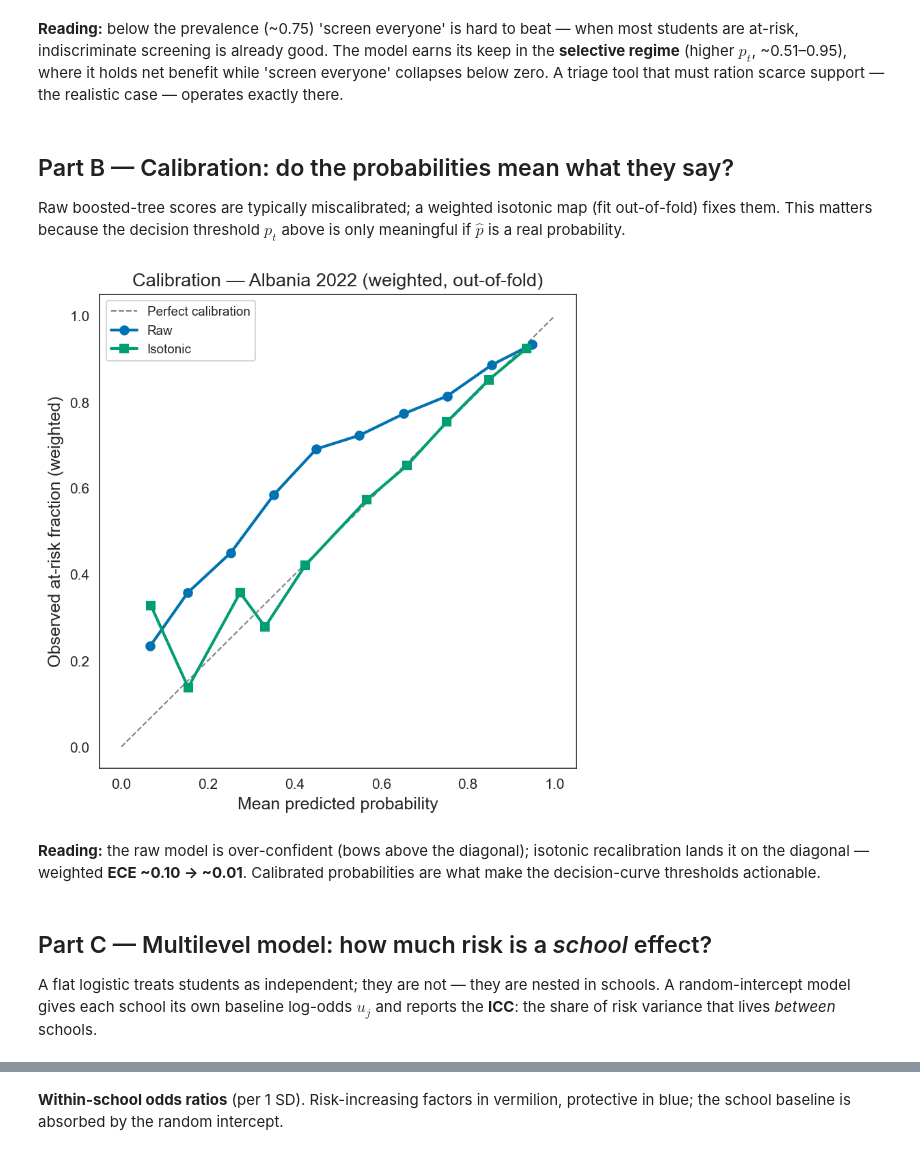
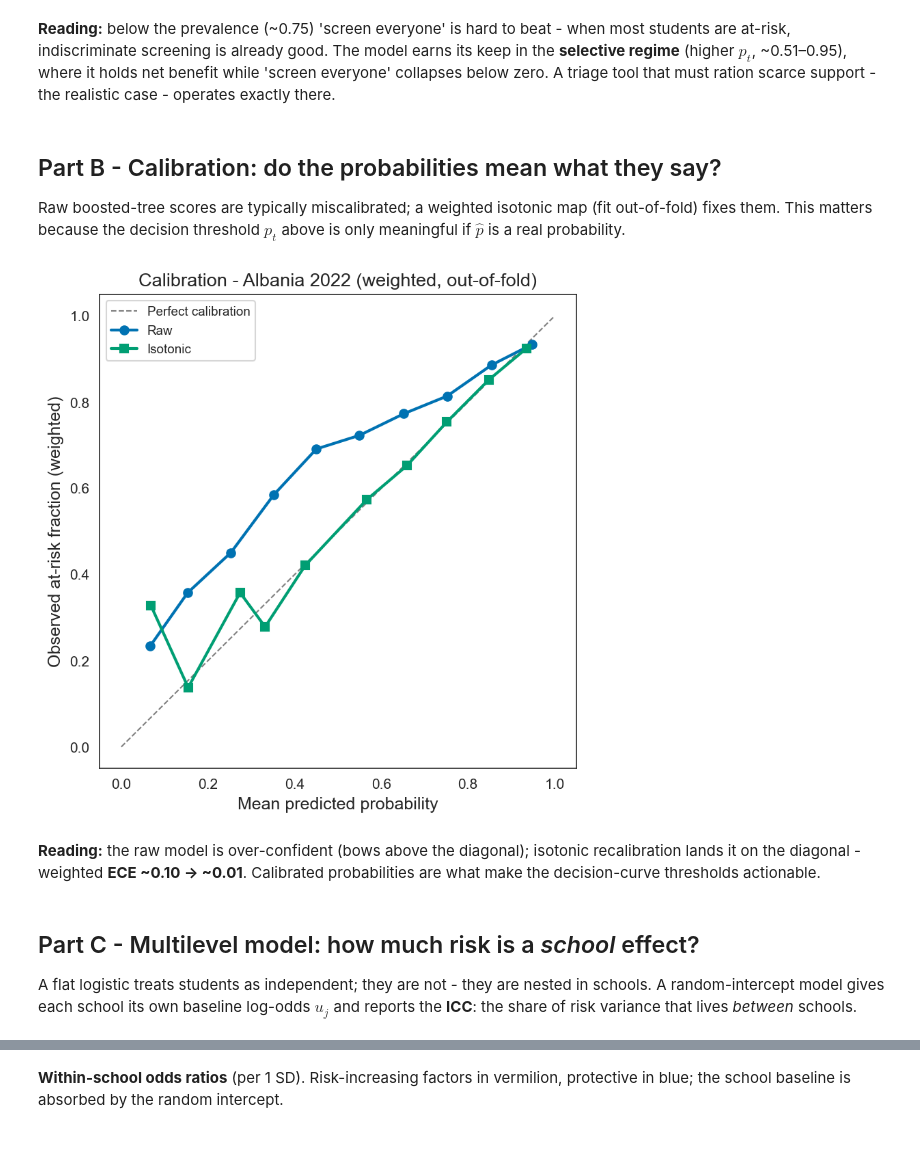
Before and after one commit to xhoja/oecd-pisa-albania, a Jupyter notebook: notebooks/11_screener_multilevel.ipynb, the cells around one changed output, grey strips where cells are left out. Cells and saved outputs as stored; diff of their text form; code cells hidden in the pictures.

```diff
--- a/notebooks/11_screener_multilevel.ipynb
+++ b/notebooks/11_screener_multilevel.ipynb
@@ -65,27 +65,27 @@ print(f'Model beats both references over p_t {better.threshold.min():.2f}-{bette
 Model beats both references over p_t 0.51-0.95
 # %% [markdown]
-**Reading:** below the prevalence (~0.75) 'screen everyone' is hard to beat — when most students are at-risk, indiscriminate screening is already good. The model earns its keep in the **selective regime** (higher $p_t$, ~0.51–0.95), where it holds net benefit while 'screen everyone' collapses below zero. A triage tool that must ration scarce support — the realistic case — operates exactly there.
+**Reading:** below the prevalence (~0.75) 'screen everyone' is hard to beat - when most students are at-risk, indiscriminate screening is already good. The model earns its keep in the **selective regime** (higher $p_t$, ~0.51–0.95), where it holds net benefit while 'screen everyone' collapses below zero. A triage tool that must ration scarce support - the realistic case - operates exactly there.
 # %% [markdown]
-## Part B — Calibration: do the probabilities mean what they say?
+## Part B - Calibration: do the probabilities mean what they say?
 
 Raw boosted-tree scores are typically miscalibrated; a weighted isotonic map (fit out-of-fold) fixes them. This matters because the decision threshold $p_t$ above is only meaningful if $\hat p$ is a real probability.
 # %%
 raw = pd.read_csv('../outputs/results/calibration_raw_2022.csv')
 iso = pd.read_csv('../outputs/results/calibration_isotonic_2022.csv')
 fig, ax = plt.subplots(figsize=(6,6))
 ax.plot([0,1],[0,1], color='0.5', ls='--', lw=1, label='Perfect calibration')
 ax.plot(raw.mean_predicted, raw.observed_fraction, '-o', color=PALETTE['blue'], lw=2, label='Raw')
 ax.plot(iso.mean_predicted, iso.observed_fraction, '-s', color=PALETTE['green'], lw=2, label='Isotonic')
 ax.set_xlabel('Mean predicted probability'); ax.set_ylabel('Observed at-risk fraction (weighted)')
-ax.set_title('Calibration — Albania 2022 (weighted, out-of-fold)'); ax.legend(fontsize=9, loc='upper left'); plt.show()
+ax.set_title('Calibration - Albania 2022 (weighted, out-of-fold)'); ax.legend(fontsize=9, loc='upper left'); plt.show()
 # %% [output]
-[figure, old version]
+[figure, new version]
 # %% [markdown]
-**Reading:** the raw model is over-confident (bows above the diagonal); isotonic recalibration lands it on the diagonal — weighted **ECE ~0.10 → ~0.01**. Calibrated probabilities are what make the decision-curve thresholds actionable.
+**Reading:** the raw model is over-confident (bows above the diagonal); isotonic recalibration lands it on the diagonal - weighted **ECE ~0.10 → ~0.01**. Calibrated probabilities are what make the decision-curve thresholds actionable.
 # %% [markdown]
-## Part C — Multilevel model: how much risk is a *school* effect?
+## Part C - Multilevel model: how much risk is a *school* effect?
 
-A flat logistic treats students as independent; they are not — they are nested in schools. A random-intercept model gives each school its own baseline log-odds $u_j$ and reports the **ICC**: the share of risk variance that lives *between* schools.
+A flat logistic treats students as independent; they are not - they are nested in schools. A random-intercept model gives each school its own baseline log-odds $u_j$ and reports the **ICC**: the share of risk variance that lives *between* schools.
 # %%
 summ = pd.read_csv('../outputs/results/multilevel_summary_2022.csv').iloc[0]
 cv = pd.read_csv('../outputs/results/multilevel_cv_2022.csv')
```
Also changed, not shown: parts of 10 cells of this notebook, 57 other files.
